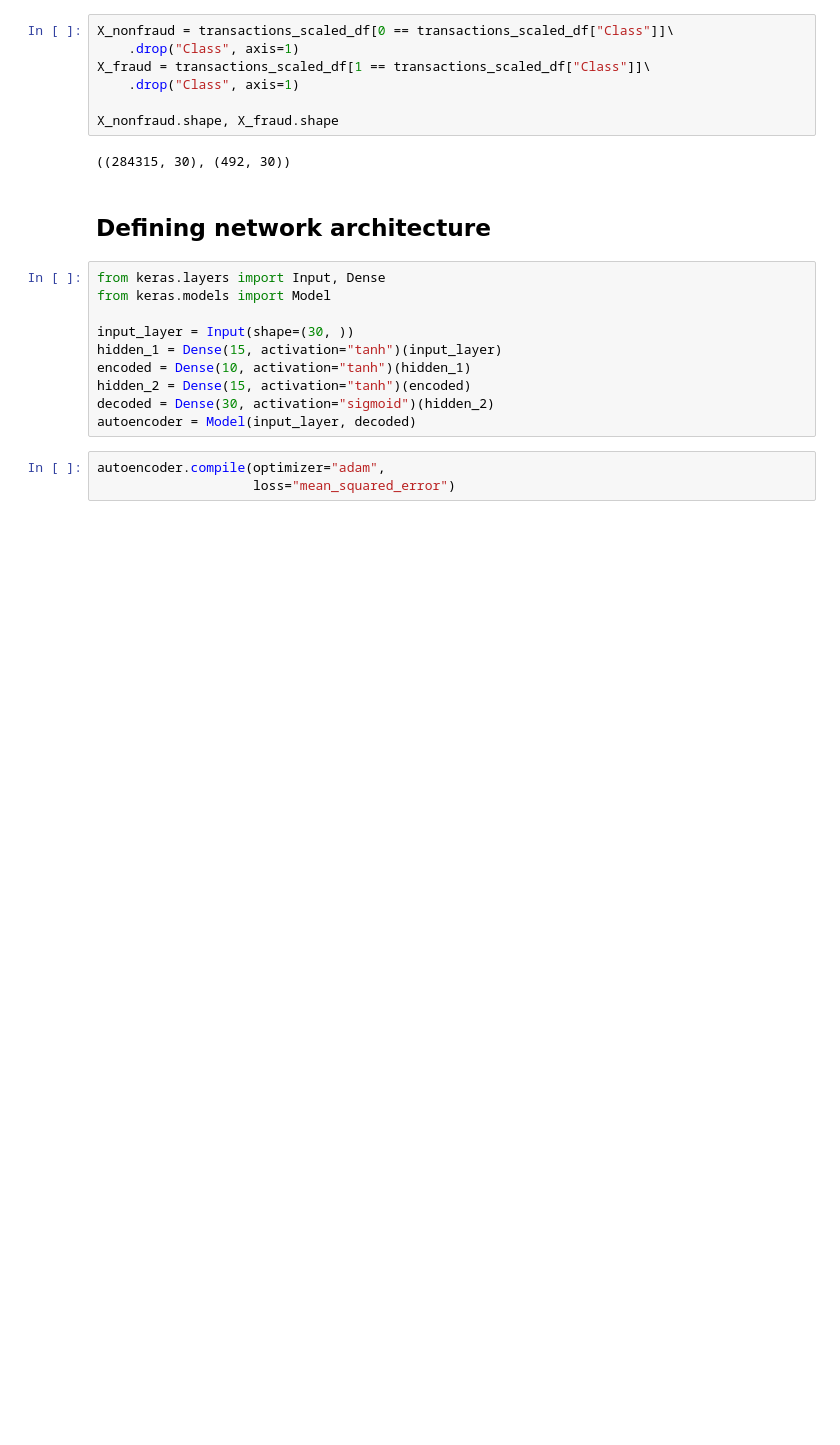
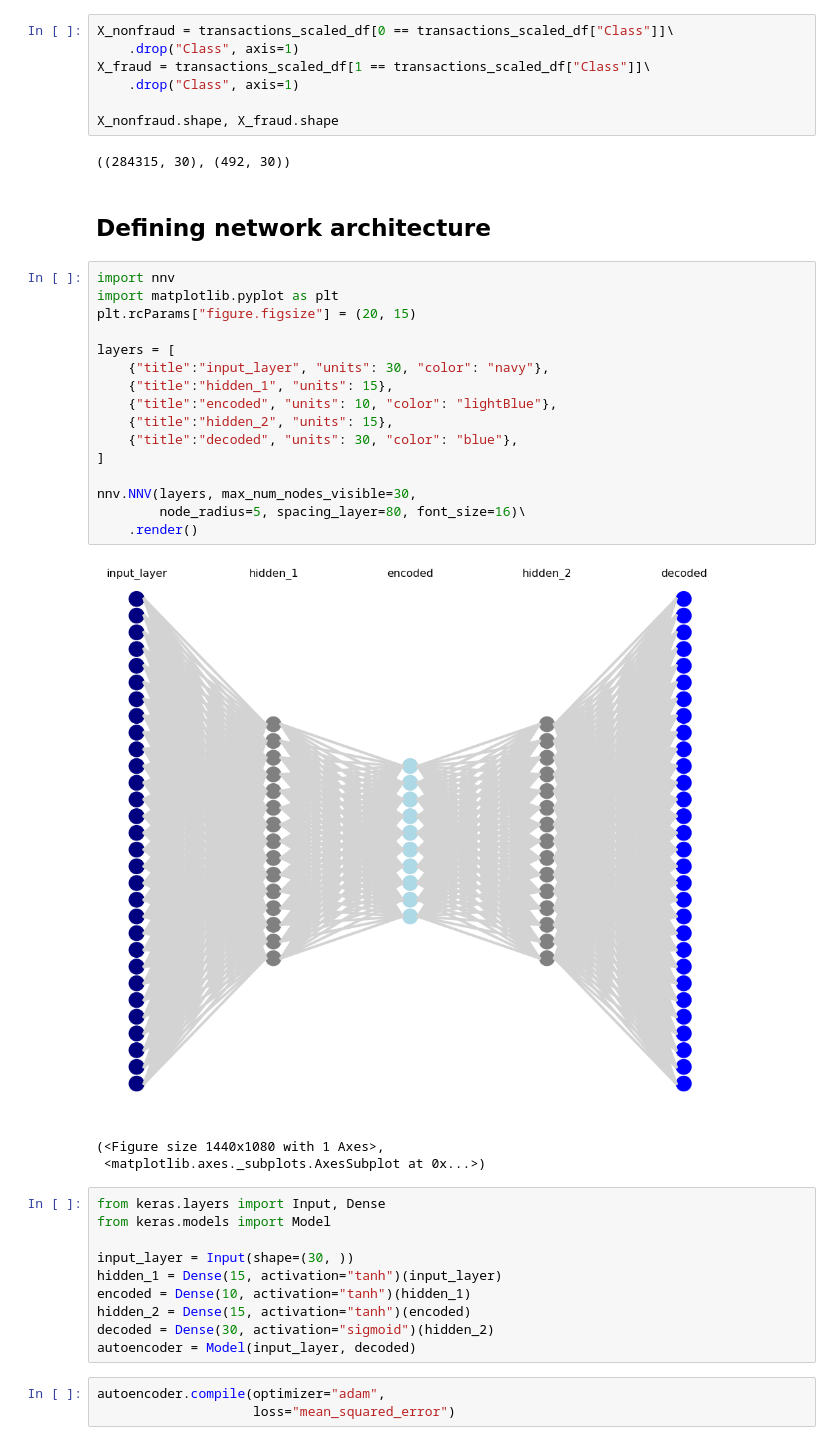
Before and after one commit to AndyB66/anomaly-detection-autoencoders, a Jupyter notebook: 03_autoencoding_dataset.ipynb, the cells around one changed output. Saved outputs shown, nothing was run; the diff lists cells and outputs as text; blank space fills up the shorter version.

```diff
--- a/03_autoencoding_dataset.ipynb
+++ b/03_autoencoding_dataset.ipynb
@@ -55,6 +55,26 @@ X_nonfraud.shape, X_fraud.shape
 ((284315, 30), (492, 30))
 # %% [markdown]
 ## Defining network architecture
+# %%
+import nnv
+import matplotlib.pyplot as plt
+plt.rcParams["figure.figsize"] = (20, 15)
+
+layers = [
+    {"title":"input_layer", "units": 30, "color": "navy"},
+    {"title":"hidden_1", "units": 15},
+    {"title":"encoded", "units": 10, "color": "lightBlue"},
+    {"title":"hidden_2", "units": 15},
+    {"title":"decoded", "units": 30, "color": "blue"},
+]
+
+nnv.NNV(layers, max_num_nodes_visible=30,
+        node_radius=5, spacing_layer=80, font_size=16)\
+    .render()
+# %% [output]
+[figure, added]
+(<Figure size 1440x1080 with 1 Axes>,
+ <matplotlib.axes._subplots.AxesSubplot at 0x...>)
 # %%
 from keras.layers import Input, Dense
 from keras.models import Model
```
Also changed, not shown: parts of 10 cells of this notebook, 1 other file.
